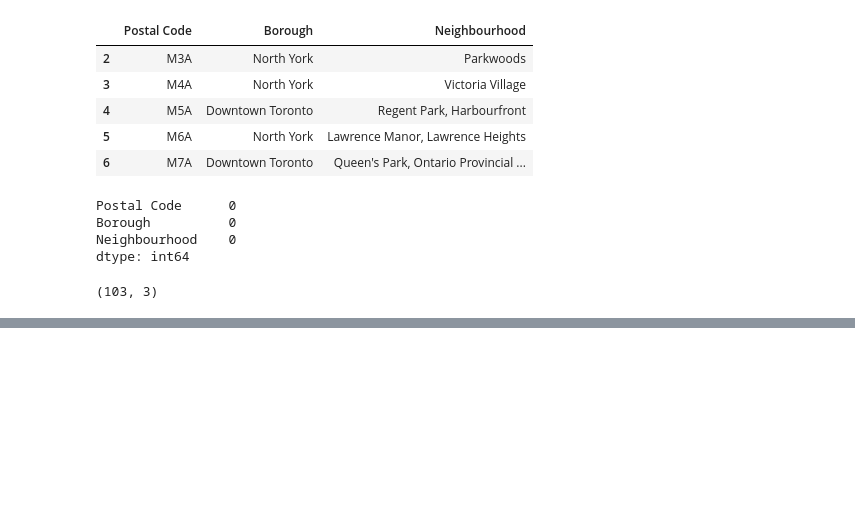
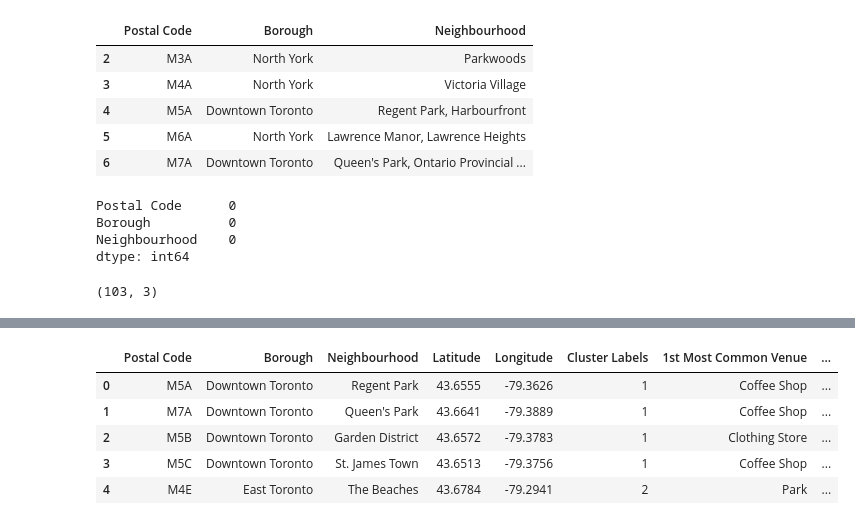
Before and after one commit to rajat-sudo/Segmentation-and-Clustering-of-Toronto-Neighborhood, a Jupyter notebook: Clustering_Toronto_Neighborhood.ipynb, the cells around one changed output, grey strips where cells are left out. Saved outputs shown, nothing was run; the diff lists cells and outputs as text; code cells hidden in the pictures; blank space fills up the shorter version.

```diff
--- a/Clustering_Toronto_Neighborhood.ipynb
+++ b/Clustering_Toronto_Neighborhood.ipynb
@@ -348,0 +719,18 @@ map_scarborough
+# %%
+# Creating a new dataframe that includes the cluster as well as the top 10 venues of each neighbourhood
+neighborhoods_venues_sorted.insert(0, 'Cluster Labels', kmeans.labels_)
+
+Toronto_merged =  Toronto_Neighbourhood
+
+# merge Toronto_grouped with Toronto_Neighbourhood to add latitude/longitude for each neighborhood
+Toronto_merged = Toronto_merged.join(neighborhoods_venues_sorted.set_index('Neighbourhood'),
+                                       on='Neighbourhood')
+
+Toronto_merged.head() # check the last columns!
+# %% [output]
+|  | Postal Code | Borough | Neighbourhood | Latitude | Longitude | Cluster Labels | 1st Most Common Venue | ... |
+| 0 | M5A | Downtown Toronto | Regent Park | 43.6555 | -79.3626 | 1 | Coffee Shop | ... |
+| 1 | M7A | Downtown Toronto | Queen's Park | 43.6641 | -79.3889 | 1 | Coffee Shop | ... |
+| 2 | M5B | Downtown Toronto | Garden District | 43.6572 | -79.3783 | 1 | Clothing Store | ... |
+| 3 | M5C | Downtown Toronto | St. James Town | 43.6513 | -79.3756 | 1 | Coffee Shop | ... |
+| 4 | M4E | East Toronto | The Beaches | 43.6784 | -79.2941 | 2 | Park | ... |
```
Also changed, not shown: parts of 76 cells of this notebook.
